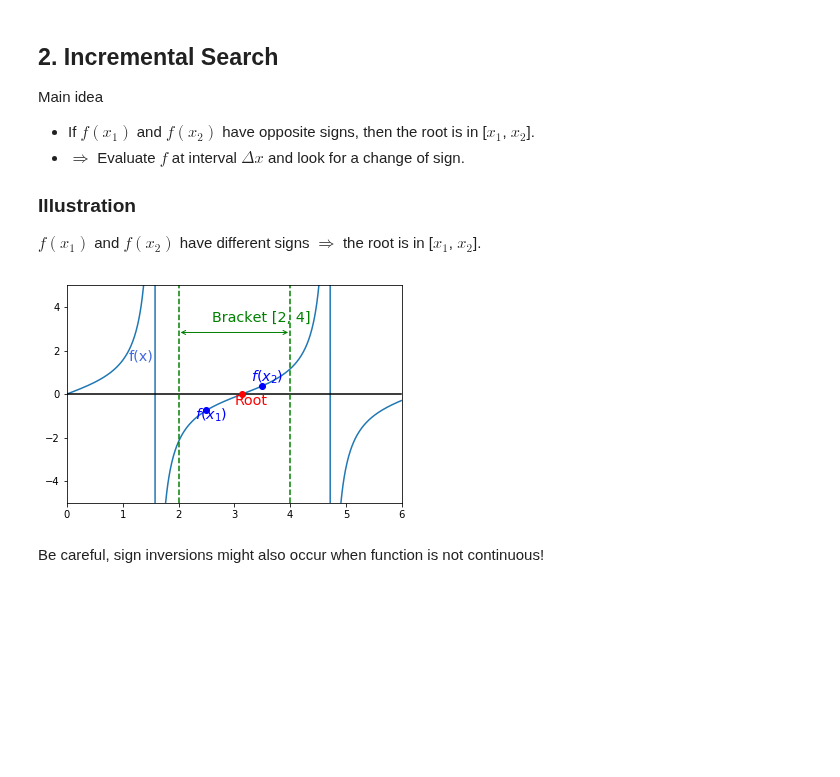
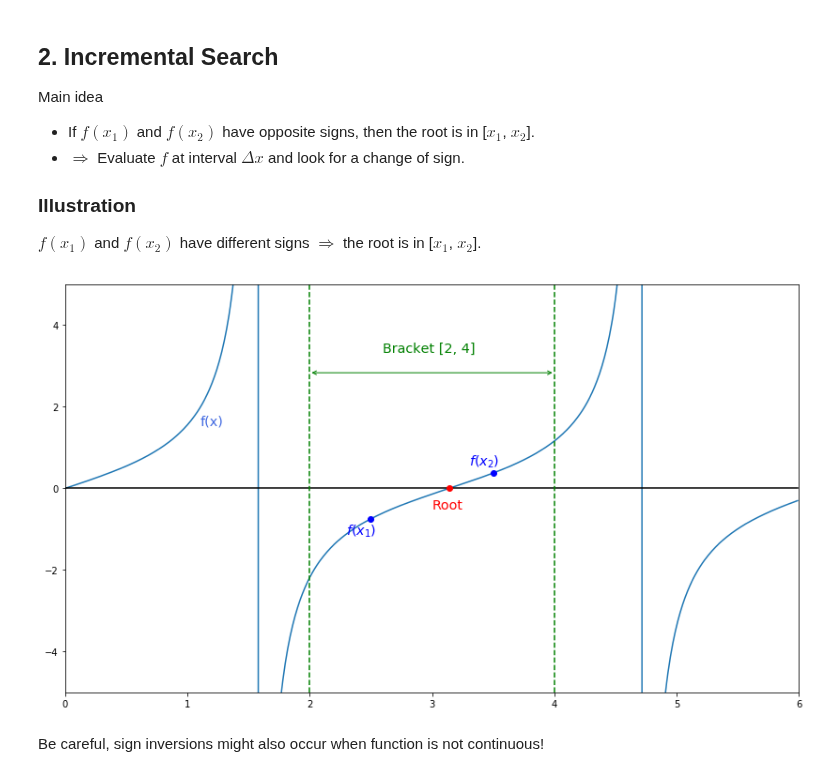
Before and after one commit to tgteacher/numerical-methods, a Jupyter notebook: notebooks/Chapter4.ipynb, the cells around one changed output. Drawn from its saved outputs; the diff is of its cells as text; code cells hidden in the pictures; blank space fills up the shorter version.

```diff
--- a/notebooks/Chapter4.ipynb
+++ b/notebooks/Chapter4.ipynb
@@ -104,19 +47,10 @@ Main idea
 ### Illustration
 
 $f(x_1)$ and $f(x_2)$ have different signs $\Rightarrow$ the root is in [$x_1$, $x_2$].
-# %%
-plt = intro_plot()
-plt.plot([])
-x1 = 2.5
-x2 = 3.5
-label_color = 'blue'
-plt.plot([x1, x2], [tan(x1), tan(x2)], 'o', color=label_color)
-shift = 0.4
-plt.annotate(s="$f(x_1)$", xy=(x1-shift/2, tan(x1)-shift), fontsize=label_size, color=label_color)
-plt.annotate(s="$f(x_2)$", xy=(x2-shift/2, tan(x2)+shift/2), fontsize=label_size, color=label_color)
-plt.show()
-# %% [output]
-[figure, removed]
+# %%
+incremental_search_plot()
+# %% [output]
+[figure, added]
 # %% [markdown]
 Be careful, sign inversions might also occur when function is not continuous!
 # %% [markdown]
```
Also changed, not shown: parts of 35 cells of this notebook, 1 other file.
